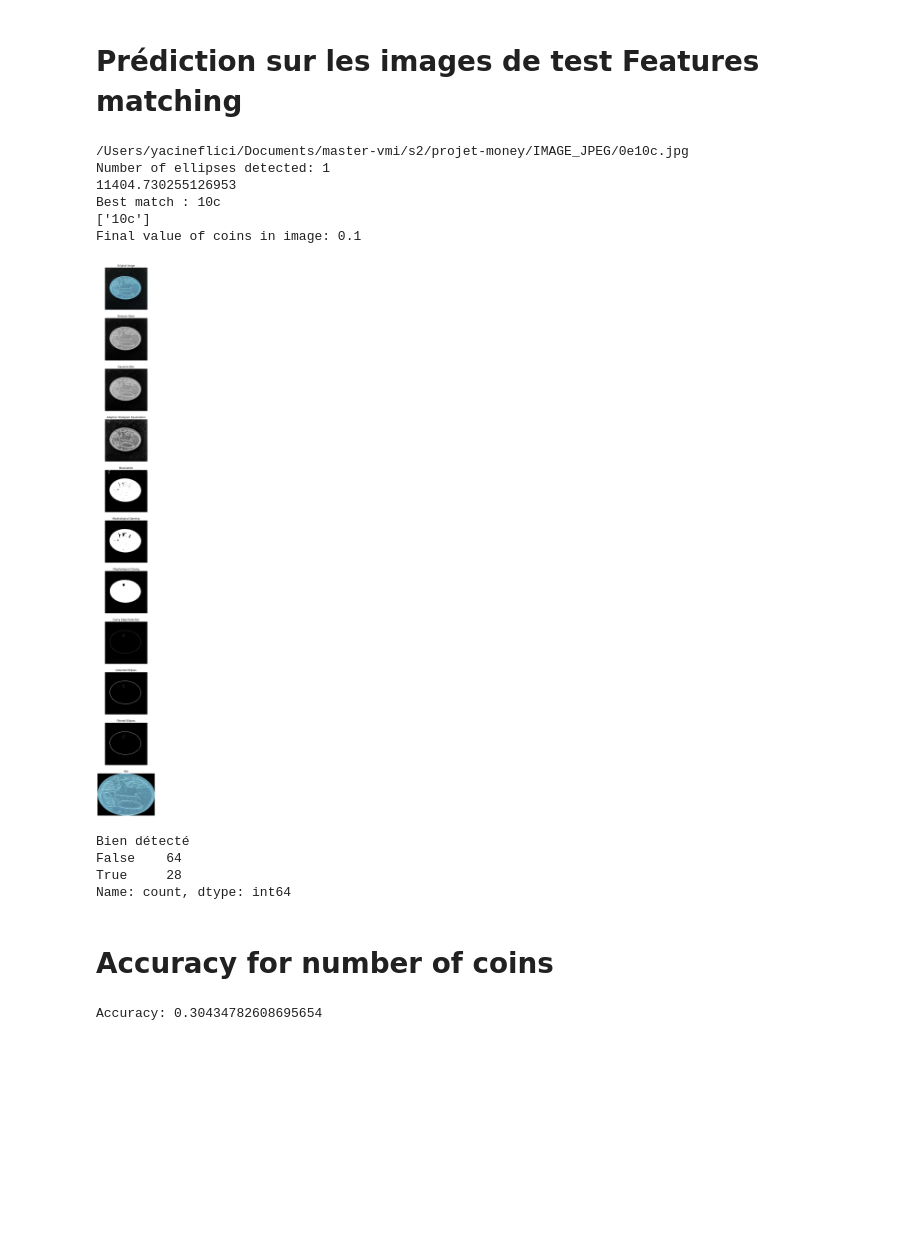
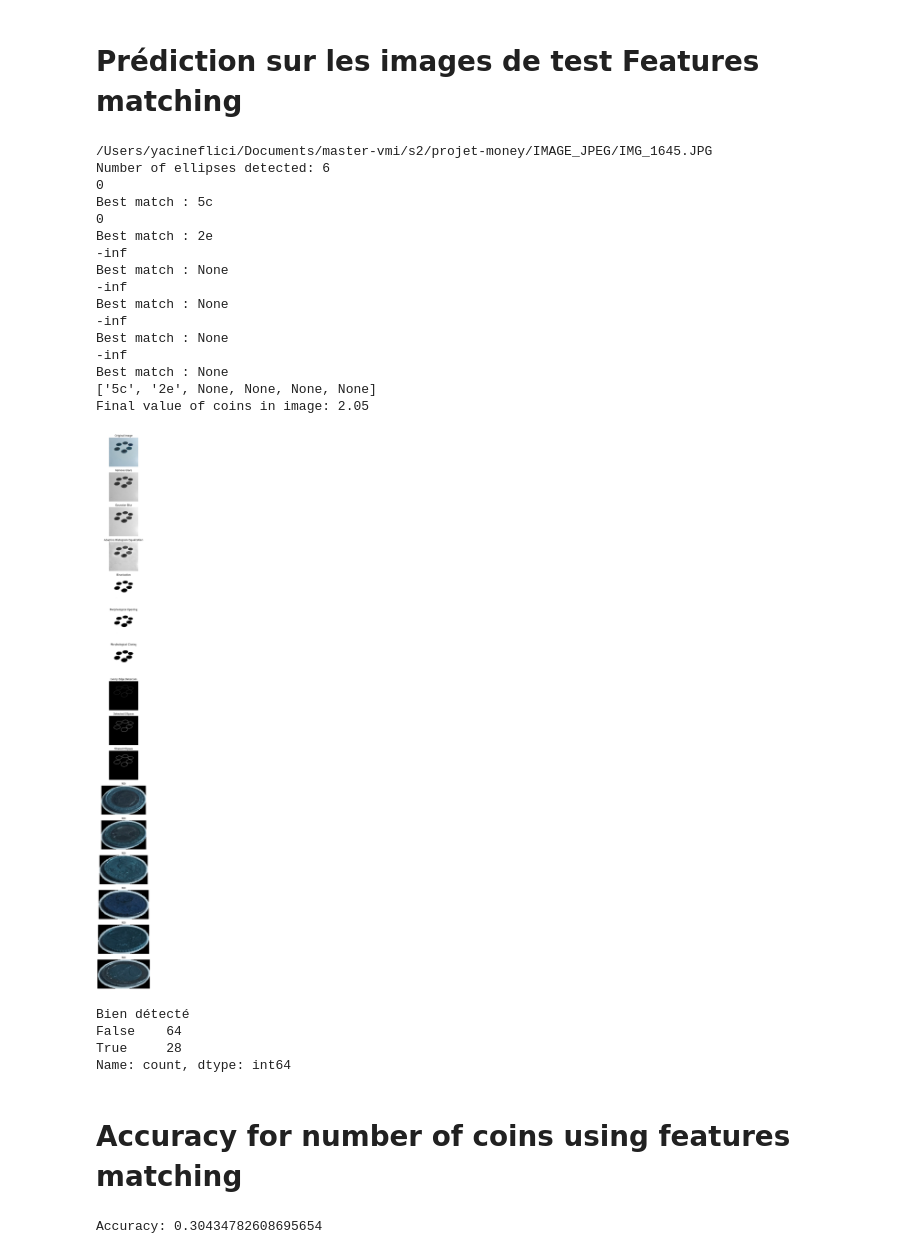
Before and after one commit to pyzone49/detecteur-pieces, a Jupyter notebook: test.ipynb, the cells around one changed output. Saved outputs shown, nothing was run; the diff lists cells and outputs as text; code cells hidden in the pictures; blank space fills up the shorter version.

```diff
--- a/test.ipynb
+++ b/test.ipynb
@@ -675,25 +675,35 @@ Mean Absolute Error: 1.842608695652175
 # %%
 #test using histogram distance
 
-img_path = data[1]
+img_path = data[7]
 print(os.path.join(os.getcwd(),img_path))
 image_obj = AnalyseImage(img_path,log_steps=True)
 image_obj.detect_ellipses()
 image_obj.filter_overlapping_ellipses()
 image_obj.extract_roi_from_ellipses()
 # print(f"Number of labels detected: {image_obj.num_labels}")
 #test each roi for best denomination
 image_obj.coins_in_image(False)
 # print(f"Final value of coins in image: {image_obj.final_value}")
 image_obj.plot_vertical()
 # %% [output]
-/Users/yacineflici/Documents/master-vmi/s2/projet-money/IMAGE_JPEG/0e10c.jpg
-Number of ellipses detected: 1
-11404.730255126953
-Best match : 10c
-['10c']
-Final value of coins in image: 0.1
+/Users/yacineflici/Documents/master-vmi/s2/projet-money/IMAGE_JPEG/IMG_1645.JPG
+Number of ellipses detected: 6
+0
+Best match : 5c
+0
+Best match : 2e
+-inf
+Best match : None
+-inf
+Best match : None
+-inf
+Best match : None
+-inf
+Best match : None
+['5c', '2e', None, None, None, None]
+Final value of coins in image: 2.05
-[figure, old version]
+[figure, new version]
 # %%
 from tqdm import tqdm
 df_hist = df_indexed.copy()
@@ -736,7 +746,7 @@ False    64
 True     28
 Name: count, dtype: int64
 # %% [markdown]
-# Accuracy for number of coins
+# Accuracy for number of coins using features matching
 # %%
 #mesure de performance
 #accuracy
```
Also changed, not shown: parts of 4 cells of this notebook, 2 other files.
